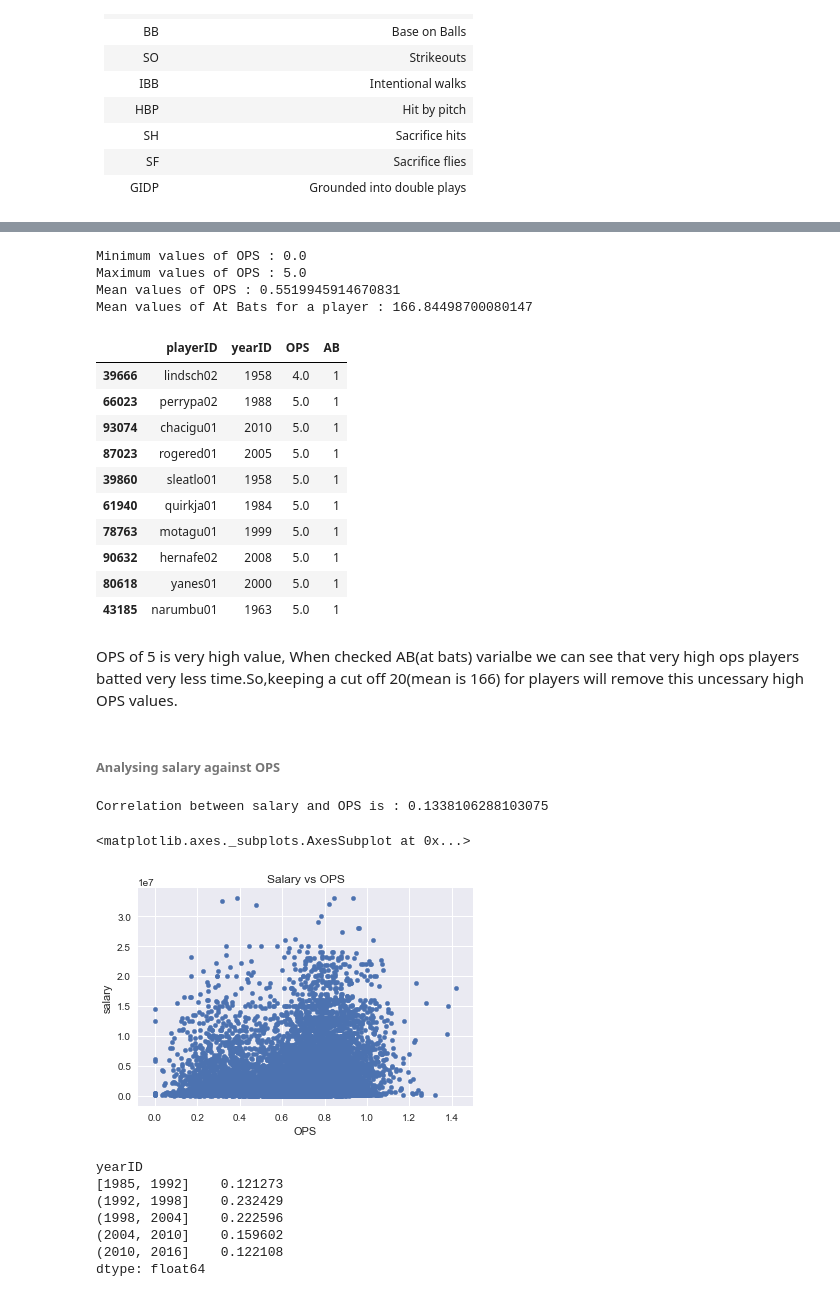
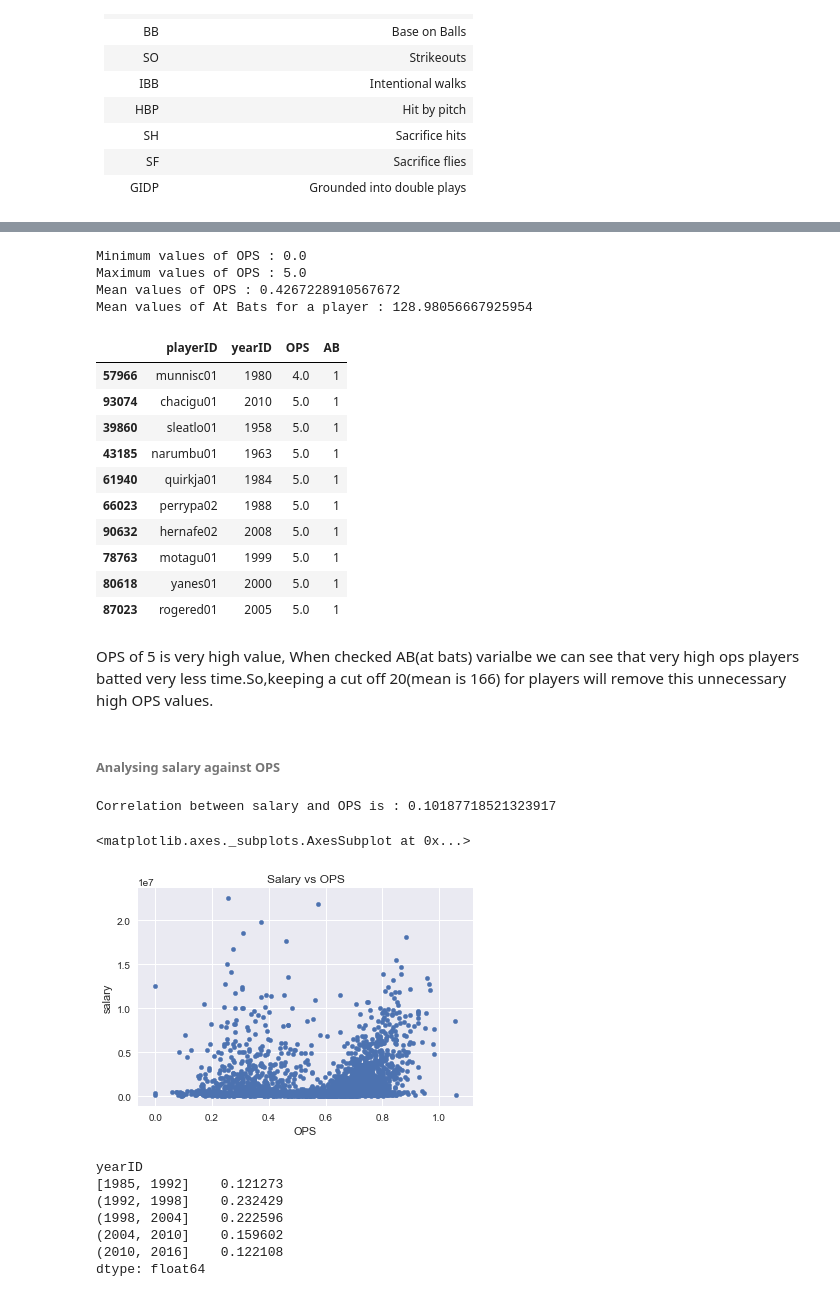
Before and after one commit to jctheduke/Data-Analyst-NanoDegree, a Jupyter notebook: P2 - Data Analysis/DataAnalysis.ipynb, the cells around one changed output, grey strips where cells are left out. Drawn from its saved outputs; the diff is of its cells as text; code cells hidden in the pictures.

Commit message:
feat : Batting analysi for high performance players.

```diff
--- a/P2 - Data Analysis/DataAnalysis.ipynb
+++ b/P2 - Data Analysis/DataAnalysis.ipynb
@@ -197,16 +197,23 @@ Index(['playerID', 'yearID', 'stint', 'teamID', 'lgID', 'G', 'AB', 'R', 'H',
 # %%
 # Deep copying the dataframe.
 batting_ops = batting.copy()
+
 # calculate OBP
 batting_ops['OBP'] = (batting_ops['H']+batting_ops['BB']+batting_ops['HBP']).div((batting_ops['AB']+batting_ops['BB']+batting_ops['HBP']+batting_ops['SF']))
-batting_ops['OBP'].dropna(inplace=True)
+
 # calcualting SLG
 # H = 1B+2B+3B+HR
 batting_ops['1B'] = (batting_ops['H'] - (batting_ops['2B']+batting_ops['3B']+batting_ops['HR']))
 batting_ops['SLG'] = (batting_ops['H']+batting_ops['2B']+batting_ops['3B']*2+batting_ops['HR']*3).div(batting_ops['AB'])
 batting_ops['OPS'] = batting_ops['OBP']+batting_ops['SLG']
 
-# Few of OPS values containing nulls.
+# There are few records where 'AB'+'BB'+'HBP'+'SF' and 'AB' has zero values,These records rise nan values.
+# These indiacate that player didn't bat that year so he shoulb be awarded with 0 value.
+
+
+batting_ops.fillna(value=0,inplace= True)
+
+# Few of OPS values containing nulls because of missing values in batting table.
 batting_ops[['playerID','yearID','OPS','AB']].sort_values('OPS').tail()
 # %% [output]
 |  | playerID | yearID | OPS | AB |
@@ -242,4 +246,6 @@ We can see there are few varialbes which are used in the OPS calucualtion contai
 # %%
+# Stats of OPS values.
+
 batting_ops.dropna(inplace=True)
 print("Minimum values of OPS : {}".format(batting_ops.OPS.min()))
 print("Maximum values of OPS : {}".format(batting_ops.OPS.max()))
@@ -250,19 +256,19 @@ batting_ops[['playerID','yearID','OPS','AB']].sort_values('OPS').tail(10)
 # %% [output]
 Minimum values of OPS : 0.0
 Maximum values of OPS : 5.0
-Mean values of OPS : 0.5519945914670831
-Mean values of At Bats for a player : 166.84498700080147
+Mean values of OPS : 0.4267228910567672
+Mean values of At Bats for a player : 128.98056667925954
 |  | playerID | yearID | OPS | AB |
-| 39666 | lindsch02 | 1958 | 4.0 | 1 |
+| 57966 | munnisc01 | 1980 | 4.0 | 1 |
+| 93074 | chacigu01 | 2010 | 5.0 | 1 |
+| 39860 | sleatlo01 | 1958 | 5.0 | 1 |
+| 43185 | narumbu01 | 1963 | 5.0 | 1 |
+| 61940 | quirkja01 | 1984 | 5.0 | 1 |
 | 66023 | perrypa02 | 1988 | 5.0 | 1 |
-| 93074 | chacigu01 | 2010 | 5.0 | 1 |
+| 90632 | hernafe02 | 2008 | 5.0 | 1 |
+| 78763 | motagu01 | 1999 | 5.0 | 1 |
+| 80618 | yanes01 | 2000 | 5.0 | 1 |
 | 87023 | rogered01 | 2005 | 5.0 | 1 |
-| 39860 | sleatlo01 | 1958 | 5.0 | 1 |
-| 61940 | quirkja01 | 1984 | 5.0 | 1 |
-| 78763 | motagu01 | 1999 | 5.0 | 1 |
-| 90632 | hernafe02 | 2008 | 5.0 | 1 |
-| 80618 | yanes01 | 2000 | 5.0 | 1 |
-| 43185 | narumbu01 | 1963 | 5.0 | 1 |
 # %% [markdown]
-OPS of 5 is very high value, When checked AB(at bats) varialbe we can see that very high ops players batted very less time.So,keeping a cut off 20(mean is 166) for players will remove this uncessary high OPS values.
+OPS of 5 is very high value, When checked AB(at bats) varialbe we can see that very high ops players batted very less time.So,keeping a cut off 20(mean is 166) for players will remove this unnecessary high OPS values.
 # %%
@@ -272,3 +279,4 @@ batting_ops = batting_ops[batting_ops['AB']>20]
 salary_OPS_merge = salaries.merge(batting_ops[['playerID','yearID','OPS','AB']],how='inner',on=['playerID','yearID'])
 # Dropping Null values from salary_OPS_merge dataframe.
 salary_OPS_merge.dropna(inplace=True)
+salary_ops_avg = salary_OPS_merge.groupby(by='playerID')[['playerID','OPS','AB','salary']].mean()
@@ -277,18 +283,14 @@ salary_OPS_merge.dropna(inplace=True)
 # %% [markdown]
 ###### Analysing salary against OPS
 # %%
-# understand the pitching performance stastics.
-# get picthing staticstics measure.
-# measure it.
-# Plot your ananlysis of the first question and discuss about it.
 def corr_x(x):
     return x.OPS.corr(x.salary)
-print("Correlation between salary and OPS is : {}".format(corr_x(salary_OPS_merge)))
-salary_OPS_merge.plot(x='OPS',y='salary',kind = 'scatter',title='Salary vs OPS')
+print("Correlation between salary and OPS is : {}".format(corr_x(salary_ops_avg)))
+salary_ops_avg.plot(x='OPS',y='salary',kind = 'scatter',title='Salary vs OPS')
 # %% [output]
-Correlation between salary and OPS is : 0.1338106288103075
+Correlation between salary and OPS is : 0.10187718521323917
 <matplotlib.axes._subplots.AxesSubplot at 0x...>
-[figure, old version]
+[figure, new version]
 # %%
 salary_OPS_merge.groupby(pd.qcut(salary_OPS_merge.yearID,5)).apply(corr_x)
 # %% [output]
```
Also changed, not shown: parts of 8 cells of this notebook.
